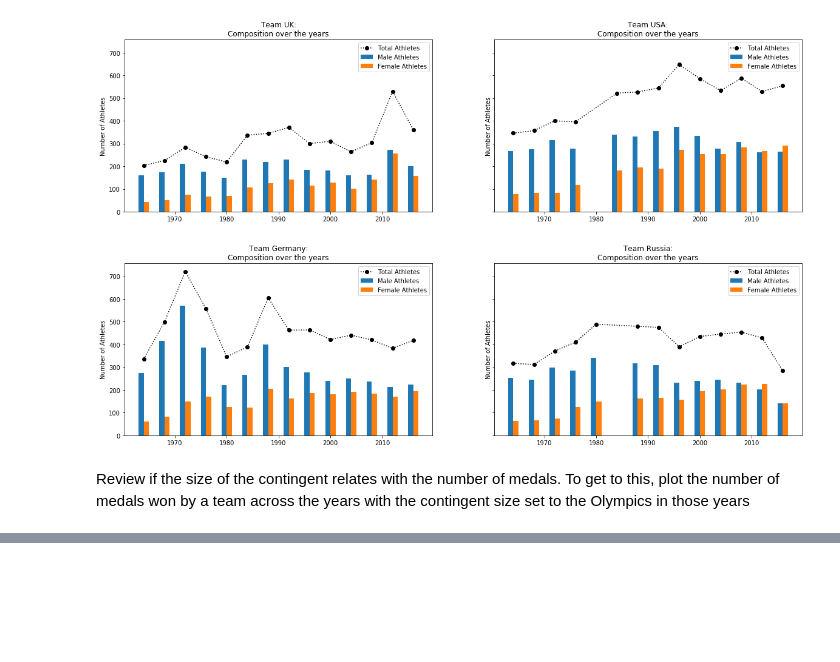
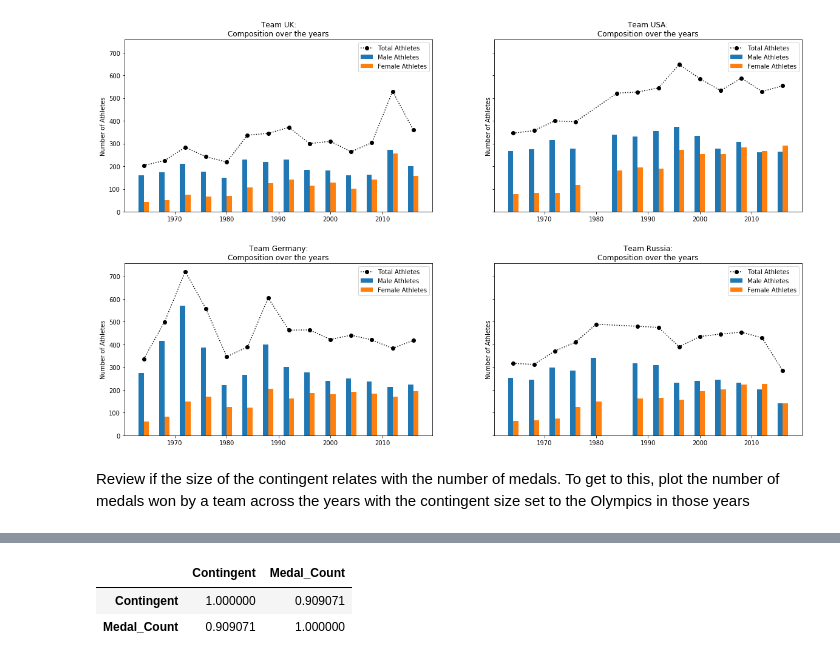
Before and after one commit to christineton/olympics-prediction, a Jupyter notebook: olympics-analysis.ipynb, the cells around one changed output, grey strips where cells are left out. Cells and saved outputs as stored; diff of their text form; code cells hidden in the pictures; blank space fills up the shorter version.

```diff
--- a/olympics-analysis.ipynb
+++ b/olympics-analysis.ipynb
@@ -595,0 +670,15 @@ year_team_athlete = summer_olympics.loc[row_mark_3, ['Year', 'Team', 'Name']].dr
+# %%
+# Merge contingent size and medals won
+year_team_medals_unstack = year_team_medals.unstack().reset_index()
+# %%
+year_team_medals_unstack.columns = ['Team', 'Year', 'Medal_Count']
+# %%
+contingent_size_unstack = contingent_size.unstack().reset_index()
+contingent_size_unstack.columns = ['Team', 'Year', 'Contingent']
+# %%
+contingent_medals = contingent_size_unstack.merge(year_team_medals_unstack, left_on = ['Team', 'Year'], right_on = ['Team', 'Year'])
+contingent_medals[['Contingent', 'Medal_Count']].corr()
+# %% [output]
+|  | Contingent | Medal_Count |
+| Contingent | 1.000000 | 0.909071 |
+| Medal_Count | 0.909071 | 1.000000 |
```
Also changed, not shown: parts of 13 cells of this notebook.
